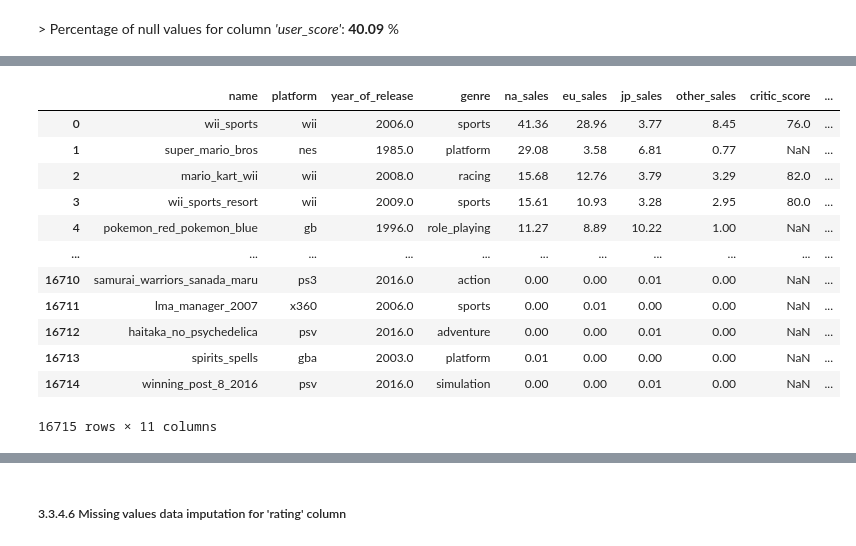
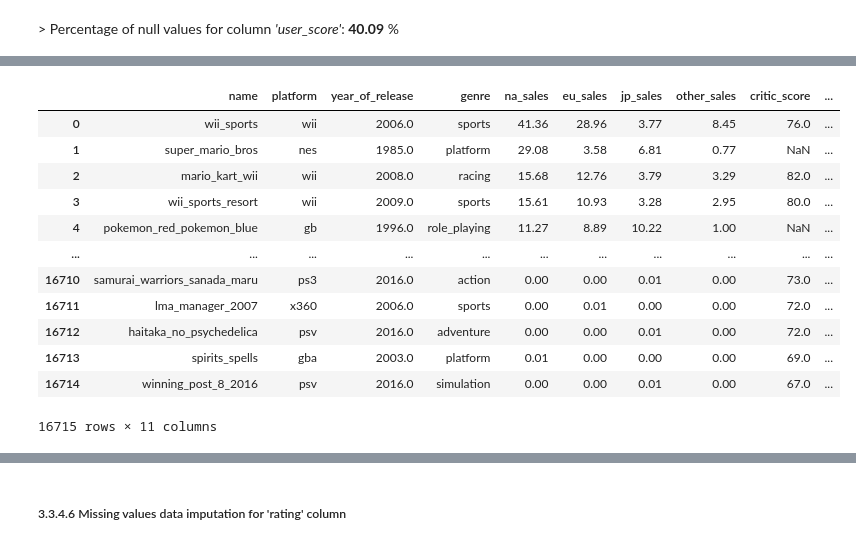
Before and after one commit to LuisPastranaLemus/P_20250529_Videogames_analysis, a Jupyter notebook: notebooks/01_cleaning.ipynb, the cells around one changed output, grey strips where cells are left out. Drawn from its saved outputs; the diff is of its cells as text; code cells hidden in the pictures.

```diff
--- a/notebooks/01_cleaning.ipynb
+++ b/notebooks/01_cleaning.ipynb
@@ -353,0 +446,4 @@ df_vg
+# %%
+# Merge to tag valid rows in the original DataFrame
+df_vg = df_vg.merge(group_counts_cs, on=['genre', 'year_of_release'], how='left', indicator='valid_group')
+df_vg
@@ -353,0 +464,6 @@ df_vg
+# %%
+# Impute only if the group is valid
+df_vg = convert_object_to_numeric(df_vg, type='float', include=['critic_score'])
+df_vg['critic_score'] = df_vg.apply(lambda row: impute_genre_year(row, 'critic_score'), axis=1)
+df_vg = df_vg.drop(columns=['valid_group'])
+df_vg
@@ -378,0 +521,6 @@
+# %%
+# For multiplatform games: Impute using the mean or median user_score from the same game on other platforms.
+# First cast 'user_scroe' values from object to float
+df_vg_mean_us = df_vg.loc[:, ['name', 'platform', 'user_score']]
+df_vg_mean_us = convert_object_to_numeric(df_vg_mean_us, type='float', include=['user_score'])
+df_vg_mean_us
@@ -379,9 +558,8 @@
 # %%
-# Imputation for those games multiplatform, missing values in 'user_score' will be taken from the same game other platforms mode
-df_vg_name_paltform_us = df_vg.loc[:, ['name', 'platform', 'user_score']]
-df_vg_name_paltform_us = df_vg_name_paltform_us.drop_duplicates()
-df_vg_name_paltform_us = df_vg_name_paltform_us.dropna()
-df_vg_name_paltform_us = (df_vg_name_paltform_us.groupby('name')['user_score'].agg(lambda x: x.mode().iloc[0]))
-df_vg_name_paltform_us
+# Imputation for those games multiplatform, missing values in 'user_score' will be taken from the same game other platforms mean
+df_vg_mean_us = df_vg_mean_us.drop_duplicates()
+df_vg_mean_us = df_vg_mean_us.dropna()
+df_vg_mean_us = df_vg_mean_us.groupby('name')['user_score'].mean().round(2)
+df_vg_mean_us
 # %% [output]
 name
@@ -400,17 +578,17 @@ Name: user_score, Length: 6112, dtype: object
 # %%
-df_vg['user_score'] = df_vg['user_score'].fillna(df_vg['name'].map(df_vg_name_paltform_us))
+df_vg['user_score'] = df_vg['user_score'].fillna(df_vg['name'].map(df_vg_mean_us))
 df_vg
 # %% [output]
 |  | name | platform | year_of_release | genre | na_sales | eu_sales | jp_sales | other_sales | critic_score | ... |
 | 0 | wii_sports | wii | 2006.0 | sports | 41.36 | 28.96 | 3.77 | 8.45 | 76.0 | ... |
 | 1 | super_mario_bros | nes | 1985.0 | platform | 29.08 | 3.58 | 6.81 | 0.77 | NaN | ... |
 | 2 | mario_kart_wii | wii | 2008.0 | racing | 15.68 | 12.76 | 3.79 | 3.29 | 82.0 | ... |
 | 3 | wii_sports_resort | wii | 2009.0 | sports | 15.61 | 10.93 | 3.28 | 2.95 | 80.0 | ... |
 | 4 | pokemon_red_pokemon_blue | gb | 1996.0 | role_playing | 11.27 | 8.89 | 10.22 | 1.00 | NaN | ... |
 | ... | ... | ... | ... | ... | ... | ... | ... | ... | ... | ... |
-| 16710 | samurai_warriors_sanada_maru | ps3 | 2016.0 | action | 0.00 | 0.00 | 0.01 | 0.00 | NaN | ... |
-| 16711 | lma_manager_2007 | x360 | 2006.0 | sports | 0.00 | 0.01 | 0.00 | 0.00 | NaN | ... |
-| 16712 | haitaka_no_psychedelica | psv | 2016.0 | adventure | 0.00 | 0.00 | 0.01 | 0.00 | NaN | ... |
-| 16713 | spirits_spells | gba | 2003.0 | platform | 0.01 | 0.00 | 0.00 | 0.00 | NaN | ... |
-| 16714 | winning_post_8_2016 | psv | 2016.0 | simulation | 0.00 | 0.00 | 0.01 | 0.00 | NaN | ... |
+| 16710 | samurai_warriors_sanada_maru | ps3 | 2016.0 | action | 0.00 | 0.00 | 0.01 | 0.00 | 73.0 | ... |
+| 16711 | lma_manager_2007 | x360 | 2006.0 | sports | 0.00 | 0.01 | 0.00 | 0.00 | 72.0 | ... |
+| 16712 | haitaka_no_psychedelica | psv | 2016.0 | adventure | 0.00 | 0.00 | 0.01 | 0.00 | 72.0 | ... |
+| 16713 | spirits_spells | gba | 2003.0 | platform | 0.01 | 0.00 | 0.00 | 0.00 | 69.0 | ... |
+| 16714 | winning_post_8_2016 | psv | 2016.0 | simulation | 0.00 | 0.00 | 0.01 | 0.00 | 67.0 | ... |
 16715 rows × 11 columns
```
Also changed, not shown: parts of 42 cells of this notebook, 3 other files.
